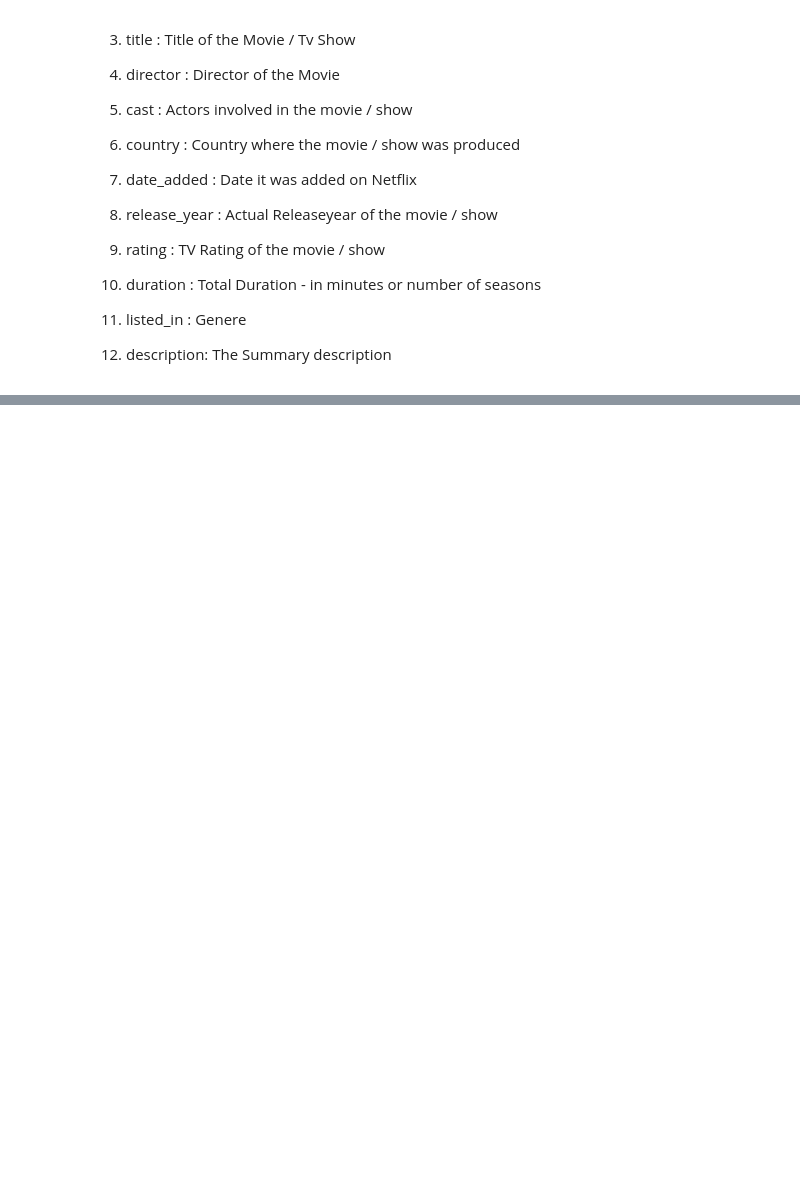
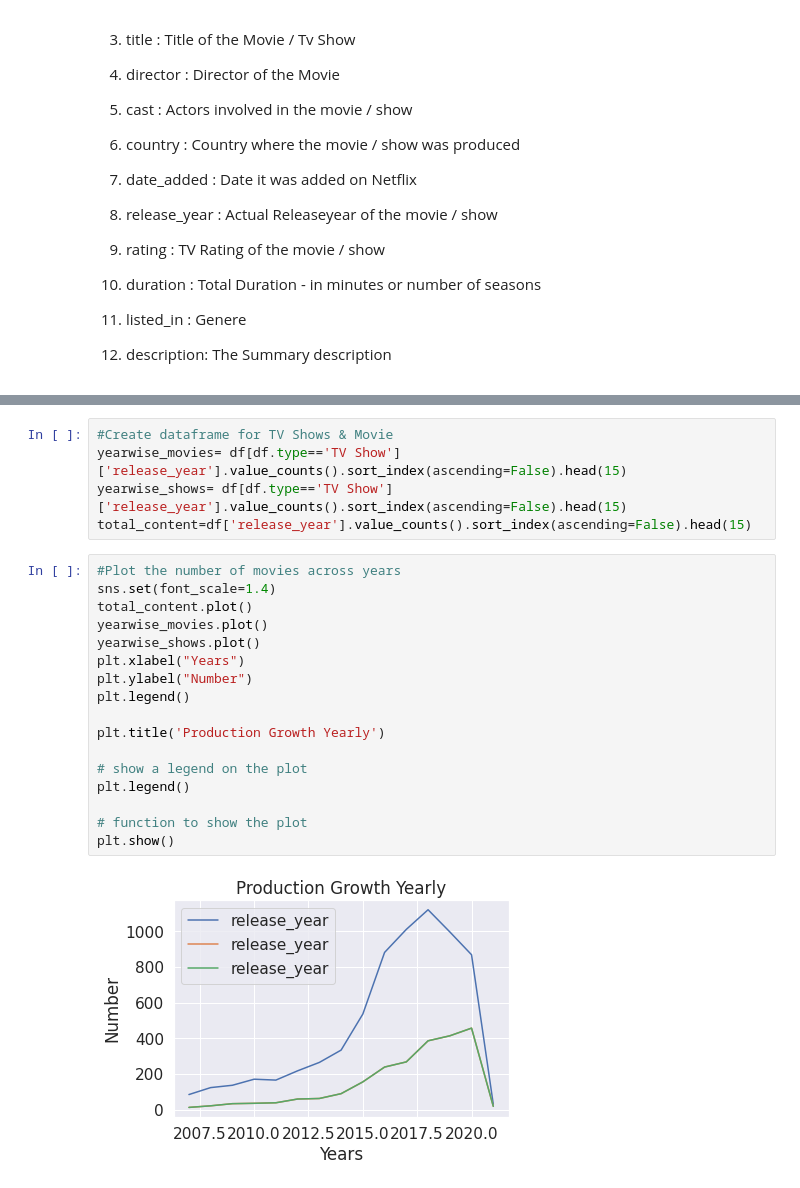
Before and after one commit to Ranjitghadge/NETFLIX-MOVIES-AND-TV-SHOWS-CLUSTERING, a Jupyter notebook: Ranjit_G_NETFLIX_MOVIES_AND_TV_SHOWS_CLUSTERING.ipynb, the cells around one changed output, grey strips where cells are left out. Drawn from its saved outputs; the diff is of its cells as text; blank space fills up the shorter version.

```diff
--- a/Ranjit_G_NETFLIX_MOVIES_AND_TV_SHOWS_CLUSTERING.ipynb
+++ b/Ranjit_G_NETFLIX_MOVIES_AND_TV_SHOWS_CLUSTERING.ipynb
@@ -44,0 +172,24 @@ Integrating this dataset with other external datasets such as IMDB ratings, rott
+# %%
+#Create dataframe for TV Shows & Movie
+yearwise_movies= df[df.type=='TV Show']['release_year'].value_counts().sort_index(ascending=False).head(15)
+yearwise_shows= df[df.type=='TV Show']['release_year'].value_counts().sort_index(ascending=False).head(15)
+total_content=df['release_year'].value_counts().sort_index(ascending=False).head(15)
+# %%
+#Plot the number of movies across years
+sns.set(font_scale=1.4)
+total_content.plot()
+yearwise_movies.plot()
+yearwise_shows.plot()
+plt.xlabel("Years")
+plt.ylabel("Number")
+plt.legend()
+
+plt.title('Production Growth Yearly')
+
+# show a legend on the plot
+plt.legend()
+
+# function to show the plot
+plt.show()
+# %% [output]
+[figure, added]
```
Also changed, not shown: parts of 16 cells of this notebook.
